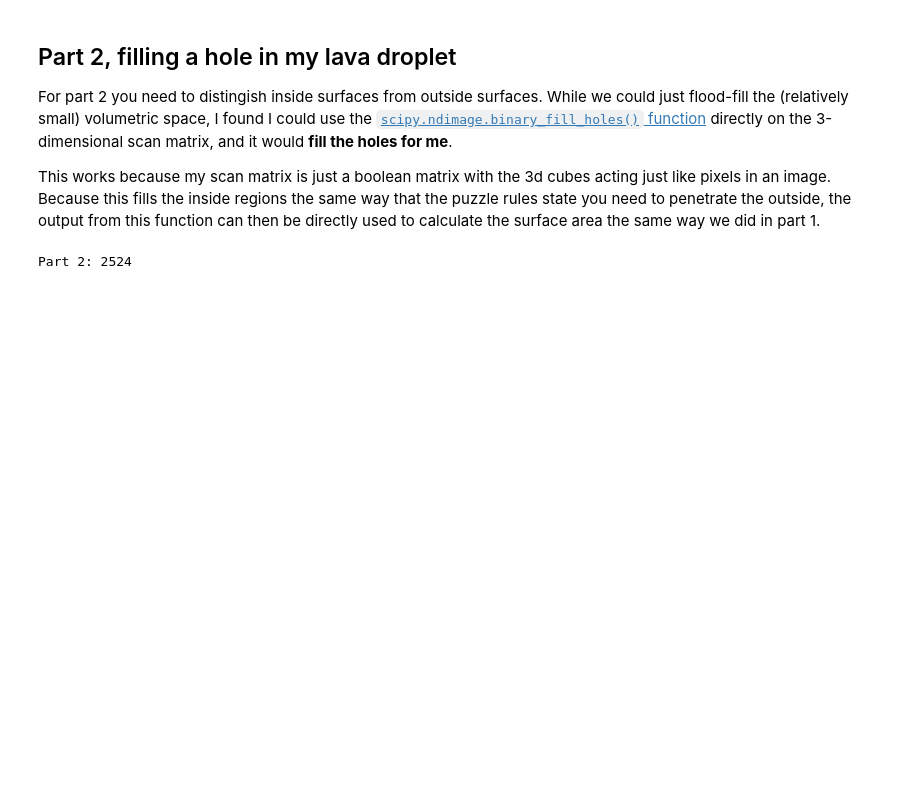
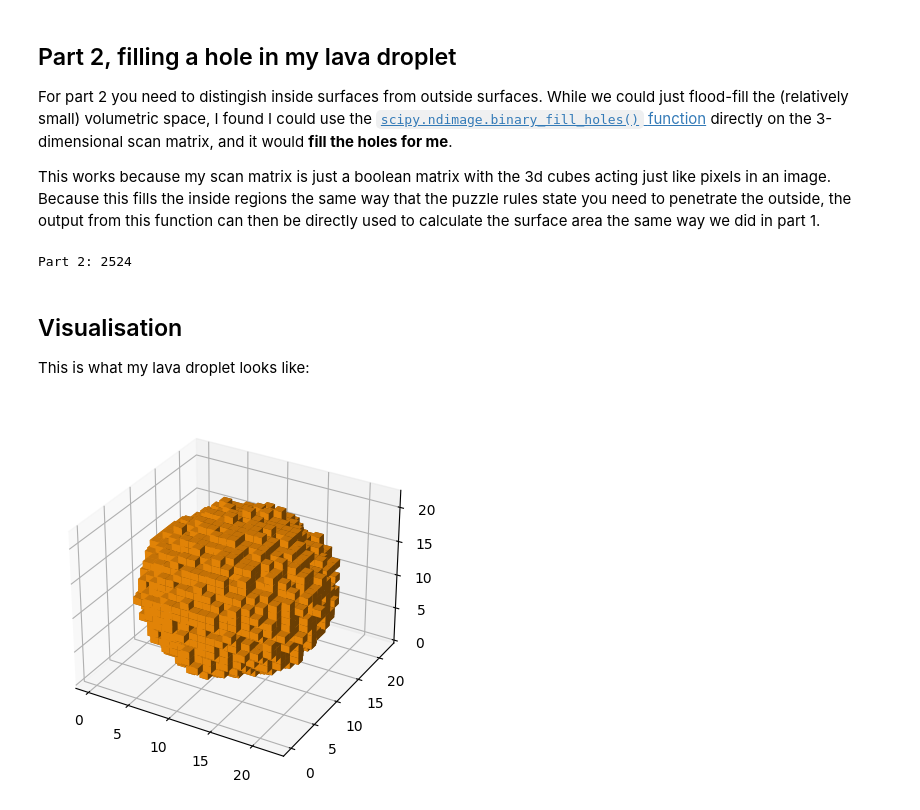
Before and after one commit to mjpieters/adventofcode, a Jupyter notebook: 2022/Day 18.ipynb, the cells around one changed output. Drawn from its saved outputs; the diff is of its cells as text; code cells hidden in the pictures; blank space fills up the shorter version.

Commit message:
Visualise the droplet.

```diff
--- a/2022/Day 18.ipynb
+++ b/2022/Day 18.ipynb
@@ -81,3 +81,17 @@ assert outer_surface_area(example) == 58
 print("Part 2:", outer_surface_area(droplet))
 # %% [output]
 Part 2: 2524
+# %%
+%matplotlib inline
+from IPython.display import display, Markdown
+import matplotlib.pyplot as plt
+
+
+ax = plt.figure().add_subplot(projection='3d')
+display(Markdown("## Visualisation\n\nThis is what my lava droplet looks like:"))
+_ = ax.voxels(droplet.scan, facecolors="xkcd:tangerine")
+# %% [output]
+## Visualisation
+
+This is what my lava droplet looks like:
+[figure, added]
```
